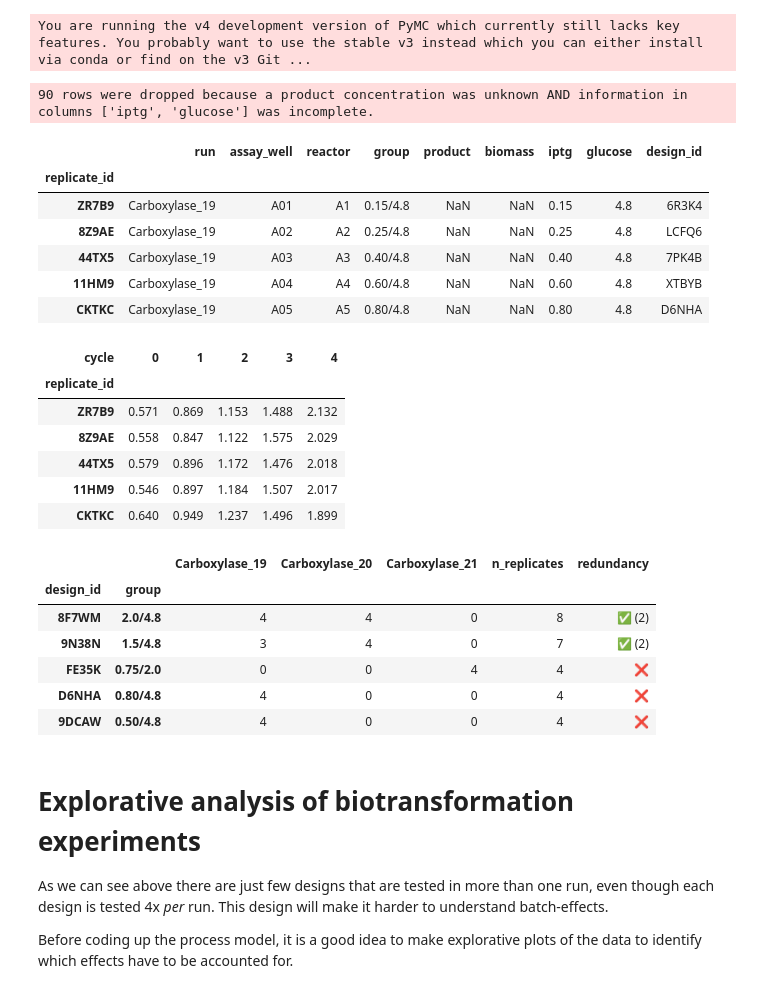
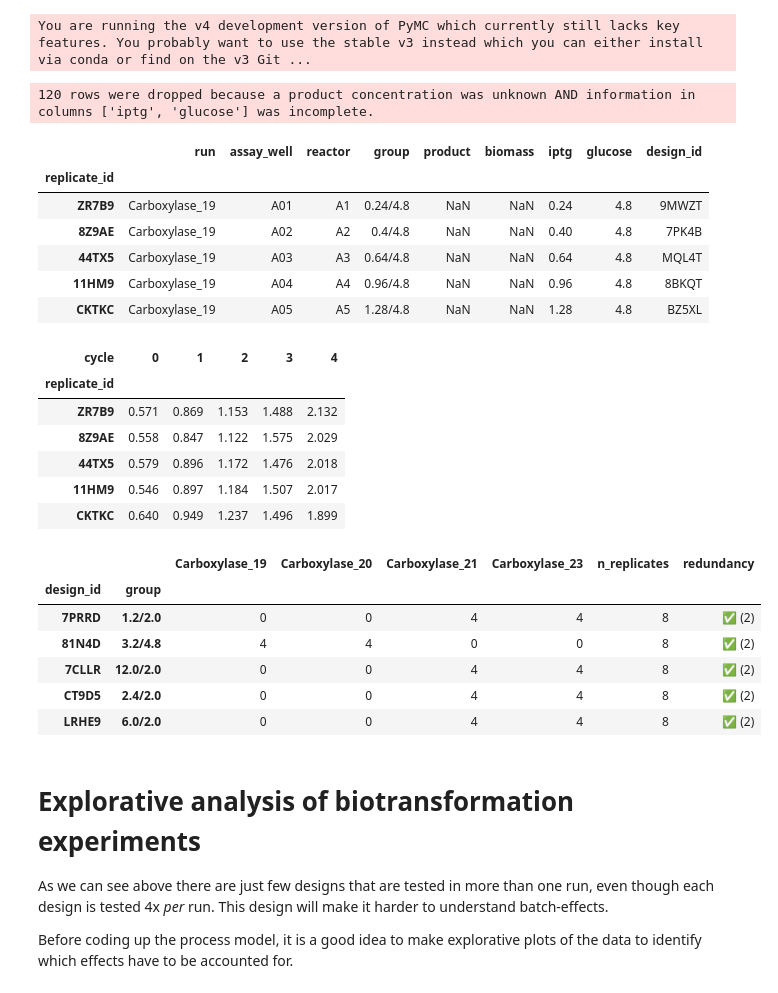
Before and after one commit to JuBiotech/diginbio-car-paper, a Jupyter notebook: notebooks/03.2_Multibatch_exploration.ipynb, the cells around one changed output. Drawn from its saved outputs; the diff is of its cells as text; code cells hidden in the pictures.

```diff
--- a/notebooks/03.2_Multibatch_exploration.ipynb
+++ b/notebooks/03.2_Multibatch_exploration.ipynb
@@ -17,49 +17,49 @@ You are running the v4 development version of PyMC which currently still lacks k
 # %%
 cm360 = models.LogisticBiomassAbsorbanceModel.load("cm_biomass_A360.json")
 cm600 = models.LogisticBiomassAbsorbanceModel.load("cm_biomass_A600.json")
 
 df_layout = dataloading.get_layout(
-    r"multibatch\FullWellDescription.xlsx",
+    r"FullWellDescription.xlsx",
     design_cols=["iptg", "glucose"]
 )
 df_time, df_A360, df_A600 = dataloading.vectorize_observations(
     df_layout,
     observations={
         f"Carboxylase_{v}": (
-            dataloading.read_absorbances(rf"multibatch\Carboxylase_{v}_360nm.csv"),
-            dataloading.read_absorbances(rf"multibatch\Carboxylase_{v}_600nm.csv"),
+            dataloading.read_absorbances(rf"Carboxylase_{v}_360nm.csv"),
+            dataloading.read_absorbances(rf"Carboxylase_{v}_600nm.csv"),
         )
-        for v in [19, 20, 21]
+        for v in [19, 20, 21, 23]
     }
 )
 df_commons = dataloading.count_replicates(df_layout)
 
 display(df_layout.head())
 display(df_A360.head())
 display(df_commons.head())
 # %% [output]
-90 rows were dropped because a product concentration was unknown AND information in columns ['iptg', 'glucose'] was incomplete.
+120 rows were dropped because a product concentration was unknown AND information in columns ['iptg', 'glucose'] was incomplete.
 |  | run | assay_well | reactor | group | product | biomass | iptg | glucose | design_id |
 | replicate_id |  |  |  |  |  |  |  |  |  |
-| ZR7B9 | Carboxylase_19 | A01 | A1 | 0.15/4.8 | NaN | NaN | 0.15 | 4.8 | 6R3K4 |
-| 8Z9AE | Carboxylase_19 | A02 | A2 | 0.25/4.8 | NaN | NaN | 0.25 | 4.8 | LCFQ6 |
-| 44TX5 | Carboxylase_19 | A03 | A3 | 0.40/4.8 | NaN | NaN | 0.40 | 4.8 | 7PK4B |
-| 11HM9 | Carboxylase_19 | A04 | A4 | 0.60/4.8 | NaN | NaN | 0.60 | 4.8 | XTBYB |
-| CKTKC | Carboxylase_19 | A05 | A5 | 0.80/4.8 | NaN | NaN | 0.80 | 4.8 | D6NHA |
+| ZR7B9 | Carboxylase_19 | A01 | A1 | 0.24/4.8 | NaN | NaN | 0.24 | 4.8 | 9MWZT |
+| 8Z9AE | Carboxylase_19 | A02 | A2 | 0.4/4.8 | NaN | NaN | 0.40 | 4.8 | 7PK4B |
+| 44TX5 | Carboxylase_19 | A03 | A3 | 0.64/4.8 | NaN | NaN | 0.64 | 4.8 | MQL4T |
+| 11HM9 | Carboxylase_19 | A04 | A4 | 0.96/4.8 | NaN | NaN | 0.96 | 4.8 | 8BKQT |
+| CKTKC | Carboxylase_19 | A05 | A5 | 1.28/4.8 | NaN | NaN | 1.28 | 4.8 | BZ5XL |
 | cycle | 0 | 1 | 2 | 3 | 4 |
 | replicate_id |  |  |  |  |  |
 | ZR7B9 | 0.571 | 0.869 | 1.153 | 1.488 | 2.132 |
 | 8Z9AE | 0.558 | 0.847 | 1.122 | 1.575 | 2.029 |
 | 44TX5 | 0.579 | 0.896 | 1.172 | 1.476 | 2.018 |
 | 11HM9 | 0.546 | 0.897 | 1.184 | 1.507 | 2.017 |
 | CKTKC | 0.640 | 0.949 | 1.237 | 1.496 | 1.899 |
-|  |  | Carboxylase_19 | Carboxylase_20 | Carboxylase_21 | n_replicates | redundancy |
-| design_id | group |  |  |  |  |  |
-| 8F7WM | 2.0/4.8 | 4 | 4 | 0 | 8 | ✅ (2) |
-| 9N38N | 1.5/4.8 | 3 | 4 | 0 | 7 | ✅ (2) |
-| FE35K | 0.75/2.0 | 0 | 0 | 4 | 4 | ❌ |
-| D6NHA | 0.80/4.8 | 4 | 0 | 0 | 4 | ❌ |
-| 9DCAW | 0.50/4.8 | 4 | 0 | 0 | 4 | ❌ |
+|  |  | Carboxylase_19 | Carboxylase_20 | Carboxylase_21 | Carboxylase_23 | n_replicates | redundancy |
+| design_id | group |  |  |  |  |  |  |
+| 7PRRD | 1.2/2.0 | 0 | 0 | 4 | 4 | 8 | ✅ (2) |
+| 81N4D | 3.2/4.8 | 4 | 4 | 0 | 0 | 8 | ✅ (2) |
+| 7CLLR | 12.0/2.0 | 0 | 0 | 4 | 4 | 8 | ✅ (2) |
+| CT9D5 | 2.4/2.0 | 0 | 0 | 4 | 4 | 8 | ✅ (2) |
+| LRHE9 | 6.0/2.0 | 0 | 0 | 4 | 4 | 8 | ✅ (2) |
 # %% [markdown]
 # Explorative analysis of biotransformation experiments
 As we can see above there are just few designs that are tested in more than one run, even though each design is tested 4x _per_ run. This design will make it harder to understand batch-effects.
```
Also changed, not shown: parts of 5 cells of this notebook.
